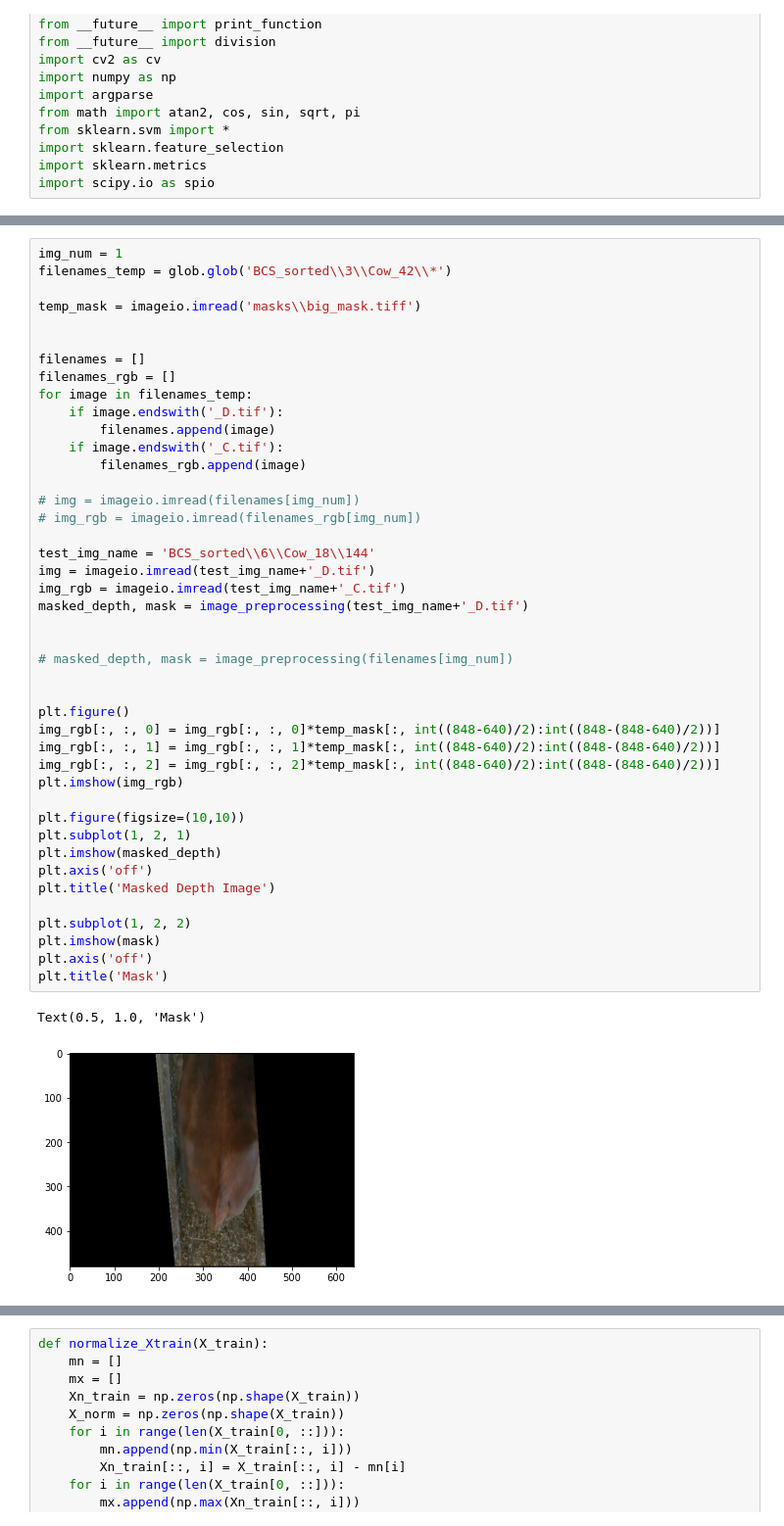
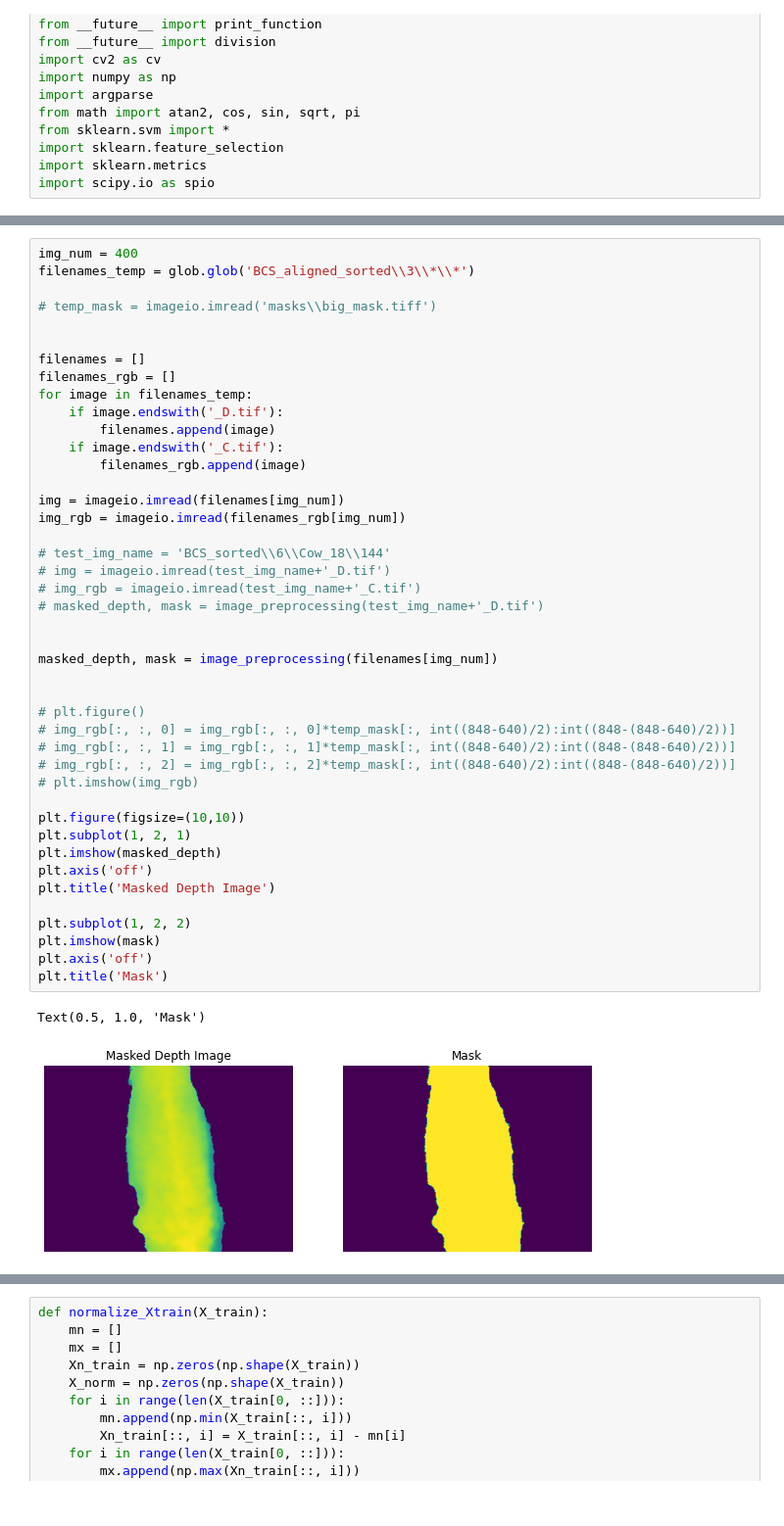
Before and after one commit to zwinkler/Automated-BCS, a Jupyter notebook: Automated BCS.ipynb, the cells around one changed output, grey strips where cells are left out. Shown at 98% size. Cells and saved outputs as stored; diff of their text form.

Commit message:
Image segmentation is very good now. Didn't help the CNN or SVM at all though.

```diff
--- a/Automated BCS.ipynb
+++ b/Automated BCS.ipynb
@@ -251,46 +366,46 @@ def image_preprocessing(filepath):
 # %%
-img_num = 1
-filenames_temp = glob.glob('BCS_sorted\\3\\Cow_42\\*')
+img_num = 400
+filenames_temp = glob.glob('BCS_aligned_sorted\\3\\*\\*')
 
-temp_mask = imageio.imread('masks\\big_mask.tiff')
+# temp_mask = imageio.imread('masks\\big_mask.tiff')
 
 
 filenames = []
 filenames_rgb = []
 for image in filenames_temp:
     if image.endswith('_D.tif'):
         filenames.append(image)
     if image.endswith('_C.tif'):
         filenames_rgb.append(image)
 
-# img = imageio.imread(filenames[img_num])
-# img_rgb = imageio.imread(filenames_rgb[img_num])
+img = imageio.imread(filenames[img_num])
+img_rgb = imageio.imread(filenames_rgb[img_num])
 
-test_img_name = 'BCS_sorted\\6\\Cow_18\\144'
-img = imageio.imread(test_img_name+'_D.tif')
-img_rgb = imageio.imread(test_img_name+'_C.tif')
-masked_depth, mask = image_preprocessing(test_img_name+'_D.tif')
+# test_img_name = 'BCS_sorted\\6\\Cow_18\\144'
+# img = imageio.imread(test_img_name+'_D.tif')
+# img_rgb = imageio.imread(test_img_name+'_C.tif')
+# masked_depth, mask = image_preprocessing(test_img_name+'_D.tif')
 
 
-# masked_depth, mask = image_preprocessing(filenames[img_num])
+masked_depth, mask = image_preprocessing(filenames[img_num])
 
 
-plt.figure()
-img_rgb[:, :, 0] = img_rgb[:, :, 0]*temp_mask[:, int((848-640)/2):int((848-(848-640)/2))]
-img_rgb[:, :, 1] = img_rgb[:, :, 1]*temp_mask[:, int((848-640)/2):int((848-(848-640)/2))]
-img_rgb[:, :, 2] = img_rgb[:, :, 2]*temp_mask[:, int((848-640)/2):int((848-(848-640)/2))]
-plt.imshow(img_rgb)
+# plt.figure()
+# img_rgb[:, :, 0] = img_rgb[:, :, 0]*temp_mask[:, int((848-640)/2):int((848-(848-640)/2))]
+# img_rgb[:, :, 1] = img_rgb[:, :, 1]*temp_mask[:, int((848-640)/2):int((848-(848-640)/2))]
+# img_rgb[:, :, 2] = img_rgb[:, :, 2]*temp_mask[:, int((848-640)/2):int((848-(848-640)/2))]
+# plt.imshow(img_rgb)
 
 plt.figure(figsize=(10,10))
 plt.subplot(1, 2, 1)
 plt.imshow(masked_depth)
 plt.axis('off')
 plt.title('Masked Depth Image')
 
 plt.subplot(1, 2, 2)
 plt.imshow(mask)
 plt.axis('off')
 plt.title('Mask')
 # %% [output]
 Text(0.5, 1.0, 'Mask')
-[figure, old version]
+[figure, new version]
```
Also changed, not shown: parts of 25 cells of this notebook, 6 other files.
